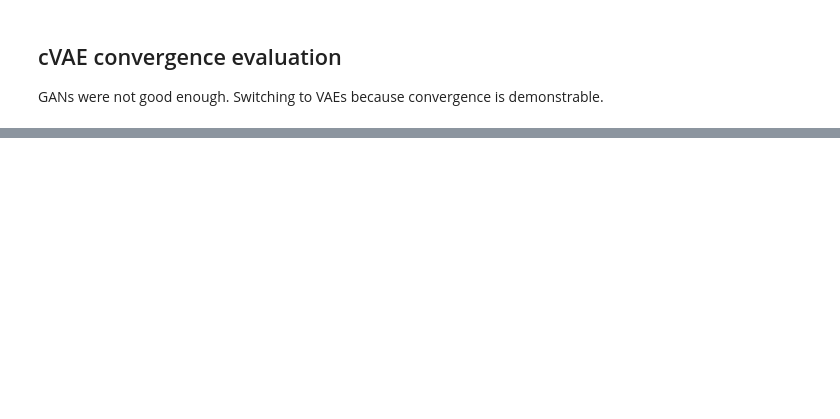
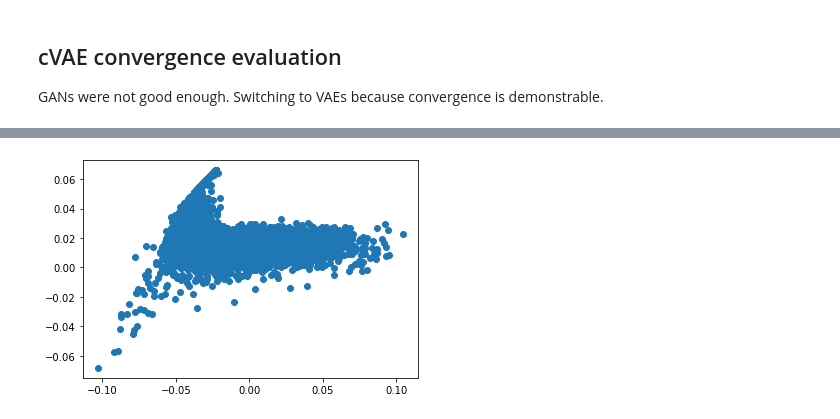
Before and after one commit to wdurno/rl-hypothesis-1, a Jupyter notebook: notebooks/cvae-analysis.ipynb, the cells around one changed output, grey strips where cells are left out. Drawn from its saved outputs; the diff is of its cells as text; code cells hidden in the pictures; blank space fills up the shorter version.

```diff
--- a/notebooks/cvae-analysis.ipynb
+++ b/notebooks/cvae-analysis.ipynb
@@ -74,0 +109,4 @@ hist(x.flatten(), range=(-2, 2))
+# %%
+scatter(cvae_embedding_sample[:,9], cvae_embedding_sample[:,19])
+# %% [output]
+[figure, added]
```
Also changed, not shown: parts of 15 cells of this notebook, 2 other files.
